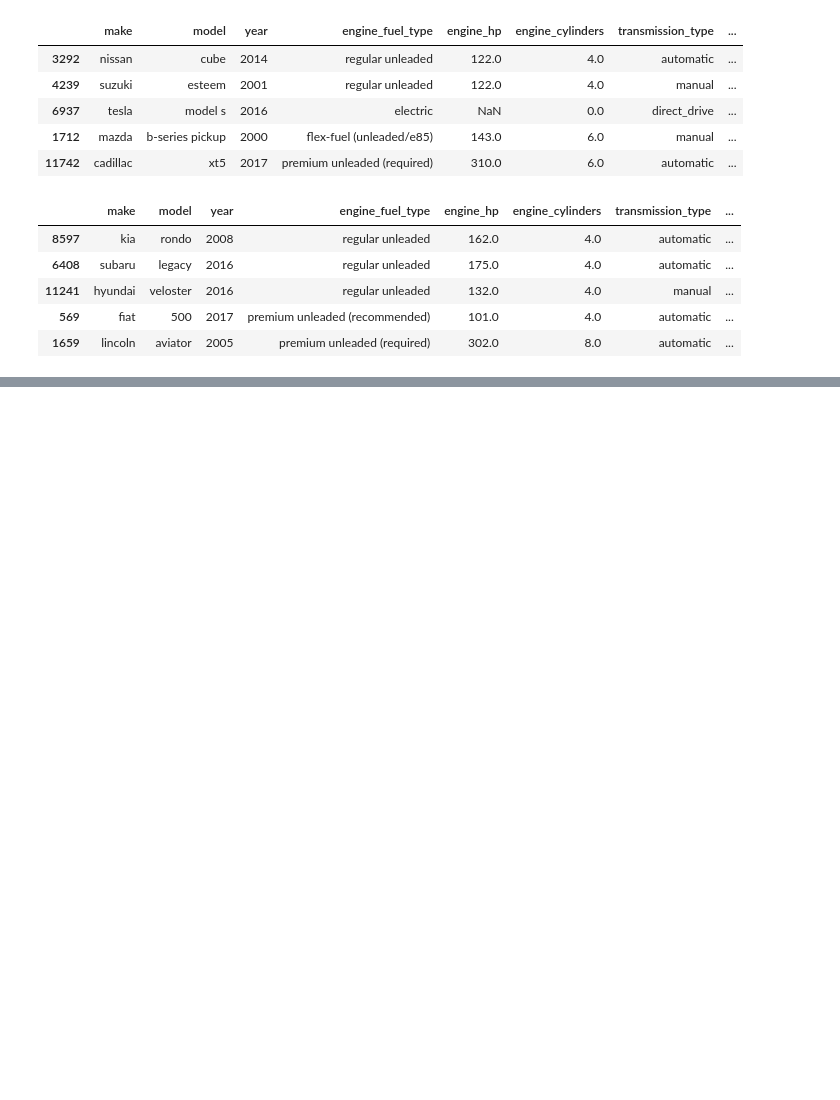
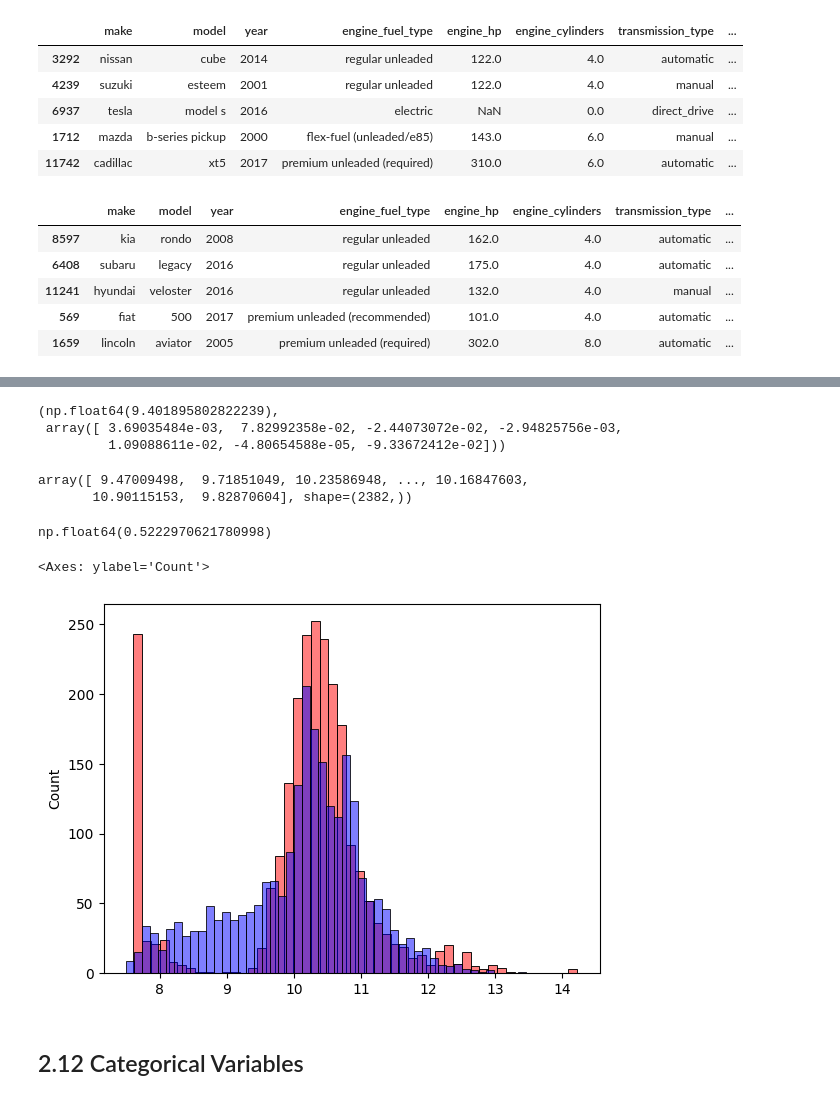
Before and after one commit to Owen-OS/ml-zoomcamp, a Jupyter notebook: 02 - Regression/Car Prediction Model.ipynb, the cells around one changed output, grey strips where cells are left out. Drawn from its saved outputs; the diff is of its cells as text; code cells hidden in the pictures; blank space fills up the shorter version.

```diff
--- a/02 - Regression/Car Prediction Model.ipynb
+++ b/02 - Regression/Car Prediction Model.ipynb
@@ -308,0 +645,4 @@ del X_test["msrp"]
+# %%
+base = ["engine_hp", "engine_cylinders", "number_of_doors", "highway_mpg", "city_mpg", "popularity"]
+cur_year = X_train.year.max()
+cur_year
@@ -308,0 +667,10 @@ del X_test["msrp"]
+# %%
+def prepare_X(df, base: list, cur_year: int):
+    # Make a copy to not change original dataframe
+    df = df.copy()
+
+    df["age"] = cur_year - df.year
+    base = base + ["age"]
+
+    df_num = df[base].fillna(0).values
+    return df_num
@@ -308,0 +694,33 @@ del X_test["msrp"]
+# %%
+# Training the model, using only training data
+X_train_data = prepare_X(X_train, base, cur_year)
+X_train_data
+
+w0, w = train_linear_regression(X_train_data, y_train)
+
+w0, w
+# %% [output]
+(np.float64(9.401895802822239),
+ array([ 3.69035484e-03,  7.82992358e-02, -2.44073072e-02, -2.94825756e-03,
+         1.09088611e-02, -4.80654588e-05, -9.33672412e-02]))
+# %%
+# Get the predictions of the Validation Data
+X_val_data = prepare_X(X_val, base, cur_year)
+y_pred = w0 + X_val_data.dot(w)
+
+y_pred
+# %% [output]
+array([ 9.47009498,  9.71851049, 10.23586948, ..., 10.16847603,
+       10.90115153,  9.82870604], shape=(2382,))
+# %%
+rmse(y_val, y_pred)
+# %% [output]
+np.float64(0.5222970621780998)
+# %%
+sns.histplot(y_val, color="red", bins=50, alpha=0.5)
+sns.histplot(y_pred, color="blue", bins=50, alpha=0.5)
+# %% [output]
+<Axes: ylabel='Count'>
+[figure, added]
+# %% [markdown]
+## 2.12 Categorical Variables
```
Also changed, not shown: parts of 73 cells of this notebook.
